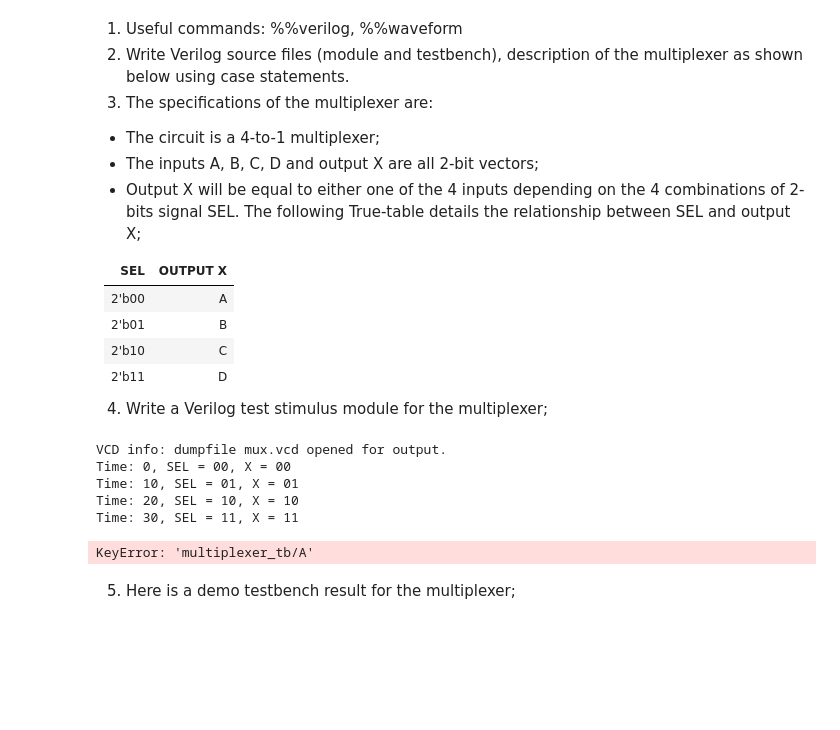
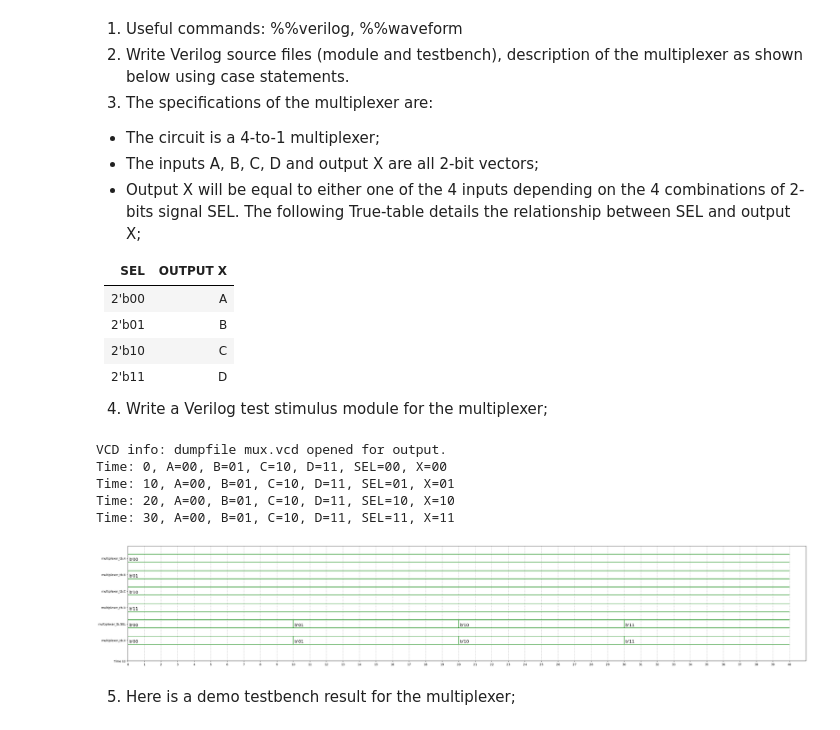
Before and after one commit to dragonflyjt/dragonflyjt.github.io, a Jupyter notebook: 1006392_VerilogGitHomework.ipynb, the cells around one changed output. Cells and saved outputs as stored; diff of their text form; code cells hidden in the pictures; blank space fills up the shorter version.

```diff
--- a/1006392_VerilogGitHomework.ipynb
+++ b/1006392_VerilogGitHomework.ipynb
@@ -189,6 +189,7 @@ multiplexer multiplexer_u0(
 );
 
 initial begin
+    $monitor("Time: %0t, A=%b, B=%b, C=%b, D=%b, SEL=%b, X=%b", $time, A, B, C, D, SEL, X);
     $dumpfile("mux.vcd");
     $dumpvars;
 
@@ -214,25 +215,22 @@ initial begin
     $finish;
 end
 
-initial begin
-    $monitor("Time: %0t, SEL = %b, X = %b", $time, SEL, X);
-end
 
 endmodule
 # %% [output]
 VCD info: dumpfile mux.vcd opened for output.
-Time: 0, SEL = 00, X = 00
-Time: 10, SEL = 01, X = 01
-Time: 20, SEL = 10, X = 10
-Time: 30, SEL = 11, X = 11
+Time: 0, A=00, B=01, C=10, D=11, SEL=00, X=00
+Time: 10, A=00, B=01, C=10, D=11, SEL=01, X=01
+Time: 20, A=00, B=01, C=10, D=11, SEL=10, X=10
+Time: 30, A=00, B=01, C=10, D=11, SEL=11, X=11
 # %%
-%%waveform tb.vcd
-sign_list = ['multiplexer_tb/A', 'multiplexer_tb/B', 'multiplexer_tb/C', 'multiplexer_tb/D', 'multiplexer_tb/SEL', 'multiplexer_tb/X']
+%%waveform mux.vcd
+sign_list = ['multiplexer_tb.A', 'multiplexer_tb.B', 'multiplexer_tb.C', 'multiplexer_tb.D', 'multiplexer_tb.SEL', 'multiplexer_tb.X']
 time_begin = 0
 time_end = 40
 base = 'bin'   # Options: 'bin', 'dec', 'dec2', 'hex', 'octal'
 # %% [output]
-KeyError: 'multiplexer_tb/A'
+[figure, added]
 # %% [markdown]
 5. Here is a demo testbench result for the multiplexer;
 # %% [markdown]
```
Also changed, not shown: parts of 11 cells of this notebook.
